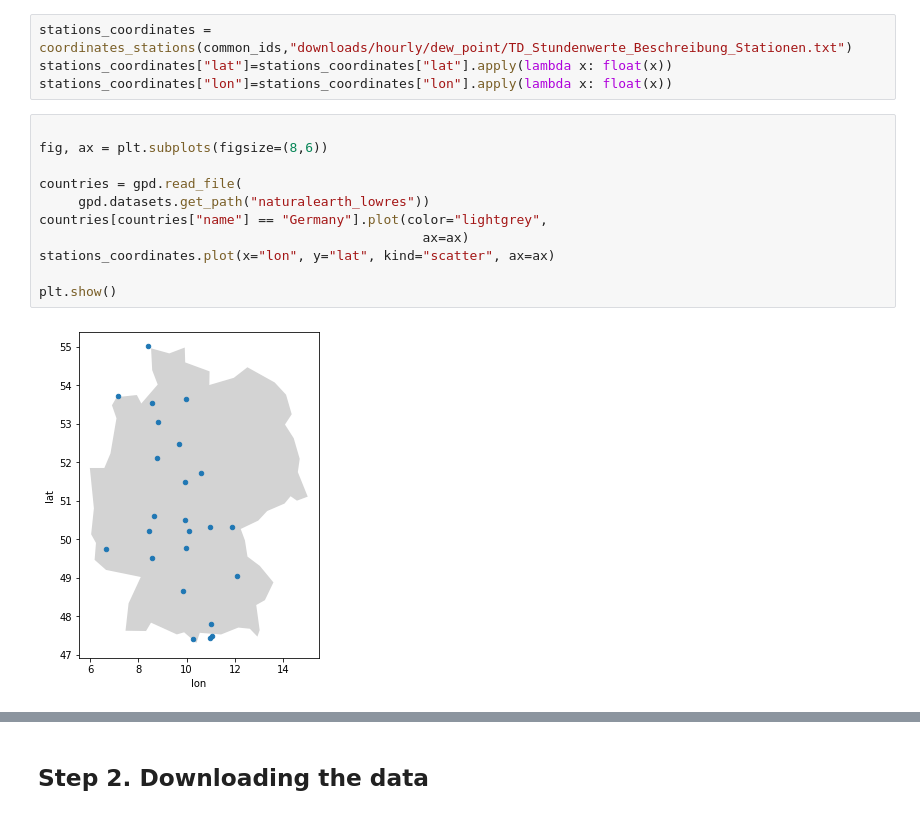
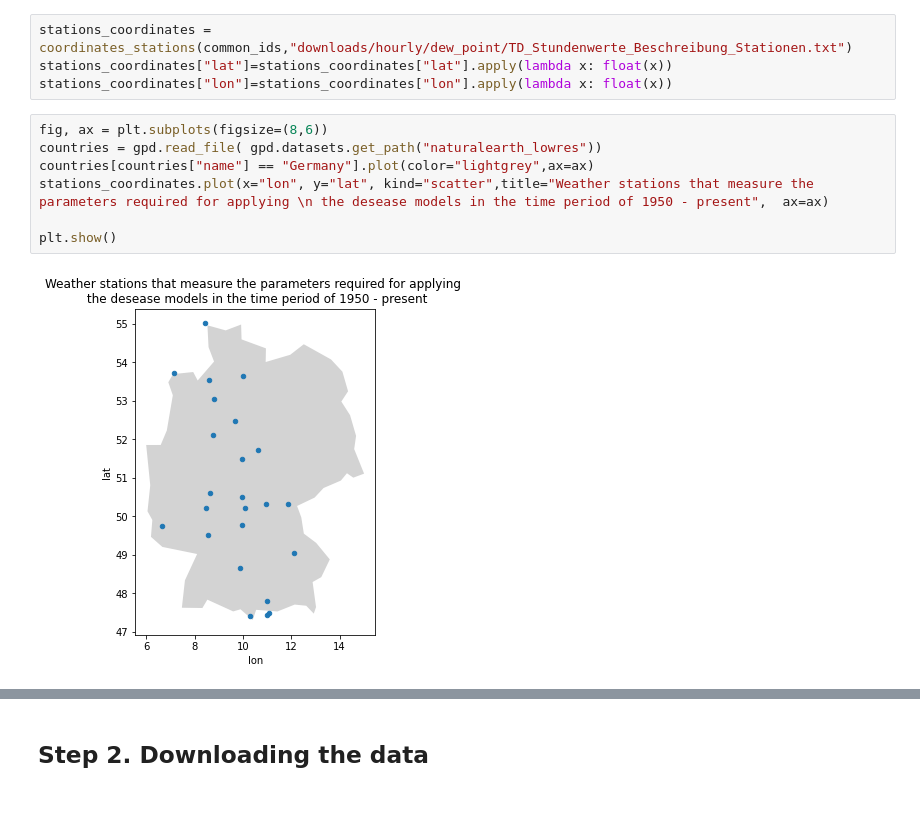
Before and after one commit to serbanradulescu/master_thesis, a Jupyter notebook: project.ipynb, the cells around one changed output, grey strips where cells are left out. Cells and saved outputs as stored; diff of their text form.

Commit message:
More plots

```diff
--- a/project.ipynb
+++ b/project.ipynb
@@ -67,15 +67,11 @@ stations_coordinates = coordinates_stations(common_ids,"downloads/hourly/dew_poi
 stations_coordinates["lat"]=stations_coordinates["lat"].apply(lambda x: float(x))
 stations_coordinates["lon"]=stations_coordinates["lon"].apply(lambda x: float(x))
 # %%
-
 fig, ax = plt.subplots(figsize=(8,6))
-
-countries = gpd.read_file(
-     gpd.datasets.get_path("naturalearth_lowres"))
-countries[countries["name"] == "Germany"].plot(color="lightgrey",
-                                                 ax=ax)
-stations_coordinates.plot(x="lon", y="lat", kind="scatter", ax=ax)
+countries = gpd.read_file( gpd.datasets.get_path("naturalearth_lowres"))
+countries[countries["name"] == "Germany"].plot(color="lightgrey",ax=ax)
+stations_coordinates.plot(x="lon", y="lat", kind="scatter",title="Weather stations that measure the parameters required for applying \n the desease models in the time period of 1950 - present",  ax=ax)
 
 plt.show()
 # %% [output]
-[figure, old version]
+[figure, new version]
```
Also changed, not shown: parts of 3 cells of this notebook.
